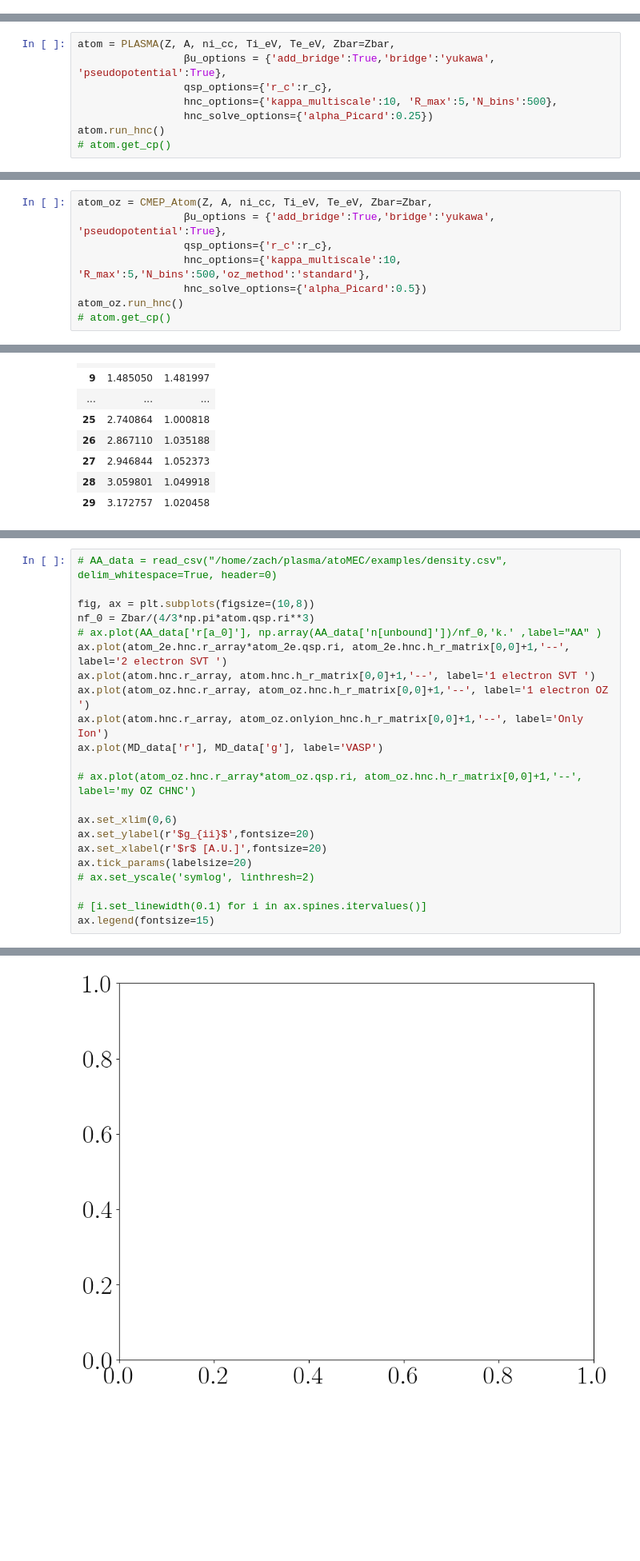
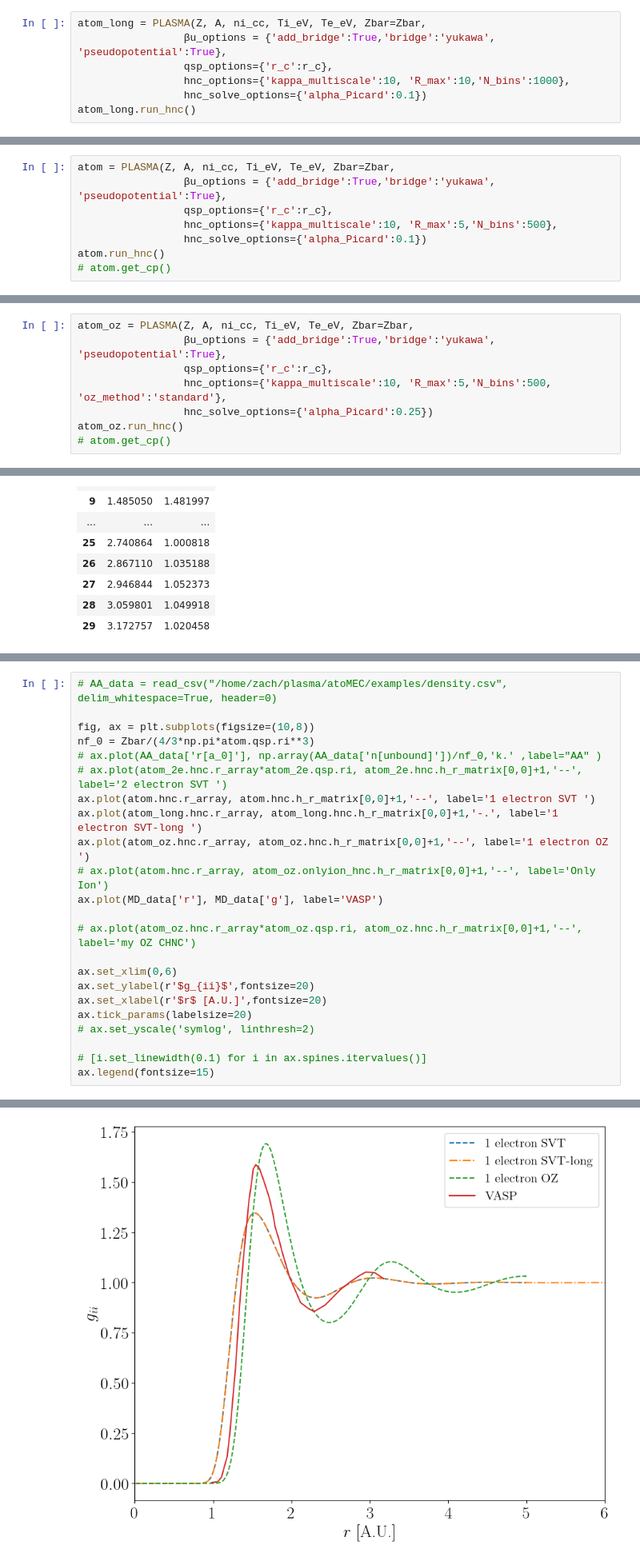
Before and after one commit to ZachAJohnson/hnc, a Jupyter notebook: tccw/CMEP_TCCW.ipynb, the cells around one changed output, grey strips where cells are left out. Shown at 80% size. Cells and saved outputs as stored; diff of their text form; blank space fills up the shorter version.

```diff
--- a/tccw/CMEP_TCCW.ipynb
+++ b/tccw/CMEP_TCCW.ipynb
@@ -83,3 +85,10 @@ Zbar = 3
 #              hnc_options= {'kappa_multiscale':10, 'R_max':5,'N_bins':500,'oz_method':'svt'},
 #              hnc_solve_options={'alpha_Picard':0.5})
 # atom_2e.run_hnc()
+# %%
+atom_long = PLASMA(Z, A, ni_cc, Ti_eV, Te_eV, Zbar=Zbar,
+                 βu_options = {'add_bridge':True,'bridge':'yukawa', 'pseudopotential':True},
+                 qsp_options={'r_c':r_c},
+                 hnc_options={'kappa_multiscale':10, 'R_max':10,'N_bins':1000},
+                 hnc_solve_options={'alpha_Picard':0.1})
+atom_long.run_hnc()
@@ -88,7 +106,7 @@ atom = PLASMA(Z, A, ni_cc, Ti_eV, Te_eV, Zbar=Zbar,
                  βu_options = {'add_bridge':True,'bridge':'yukawa', 'pseudopotential':True},
                  qsp_options={'r_c':r_c},
                  hnc_options={'kappa_multiscale':10, 'R_max':5,'N_bins':500},
-                 hnc_solve_options={'alpha_Picard':0.25})
+                 hnc_solve_options={'alpha_Picard':0.1})
 atom.run_hnc()
 # atom.get_cp()
 # %% [output]
@@ -103,9 +123,9 @@ Root Finder:  True The solution converged. final err: 1.346e-10
 # %%
-atom_oz = CMEP_Atom(Z, A, ni_cc, Ti_eV, Te_eV, Zbar=Zbar,
+atom_oz = PLASMA(Z, A, ni_cc, Ti_eV, Te_eV, Zbar=Zbar,
                  βu_options = {'add_bridge':True,'bridge':'yukawa', 'pseudopotential':True},
                  qsp_options={'r_c':r_c},
-                 hnc_options={'kappa_multiscale':10, 'R_max':5,'N_bins':500,'oz_method':'standard'},
-                 hnc_solve_options={'alpha_Picard':0.5})
+                 hnc_options={'kappa_multiscale':10, 'R_max':5,'N_bins':500, 'oz_method':'standard'},
+                 hnc_solve_options={'alpha_Picard':0.25})
 atom_oz.run_hnc()
 # atom.get_cp()
 # %% [output]
@@ -140,10 +176,11 @@ MD_data
 fig, ax = plt.subplots(figsize=(10,8))
 nf_0 = Zbar/(4/3*np.pi*atom.qsp.ri**3)
 # ax.plot(AA_data['r[a_0]'], np.array(AA_data['n[unbound]'])/nf_0,'k.' ,label="AA" )
-ax.plot(atom_2e.hnc.r_array*atom_2e.qsp.ri, atom_2e.hnc.h_r_matrix[0,0]+1,'--', label='2 electron SVT ')
+# ax.plot(atom_2e.hnc.r_array*atom_2e.qsp.ri, atom_2e.hnc.h_r_matrix[0,0]+1,'--', label='2 electron SVT ')
 ax.plot(atom.hnc.r_array, atom.hnc.h_r_matrix[0,0]+1,'--', label='1 electron SVT ')
+ax.plot(atom_long.hnc.r_array, atom_long.hnc.h_r_matrix[0,0]+1,'-.', label='1 electron SVT-long ')
 ax.plot(atom_oz.hnc.r_array, atom_oz.hnc.h_r_matrix[0,0]+1,'--', label='1 electron OZ ')
-ax.plot(atom.hnc.r_array, atom_oz.onlyion_hnc.h_r_matrix[0,0]+1,'--', label='Only Ion')
+# ax.plot(atom.hnc.r_array, atom_oz.onlyion_hnc.h_r_matrix[0,0]+1,'--', label='Only Ion')
 ax.plot(MD_data['r'], MD_data['g'], label='VASP')
 
 # ax.plot(atom_oz.hnc.r_array*atom_oz.qsp.ri, atom_oz.hnc.h_r_matrix[0,0]+1,'--', label='my OZ CHNC')
@@ -161 +198 @@ NameError: name 'atom_2e' is not defined
-[figure, old version]
+[figure, new version]
```
Also changed, not shown: parts of 10 cells of this notebook, 7 other files.
